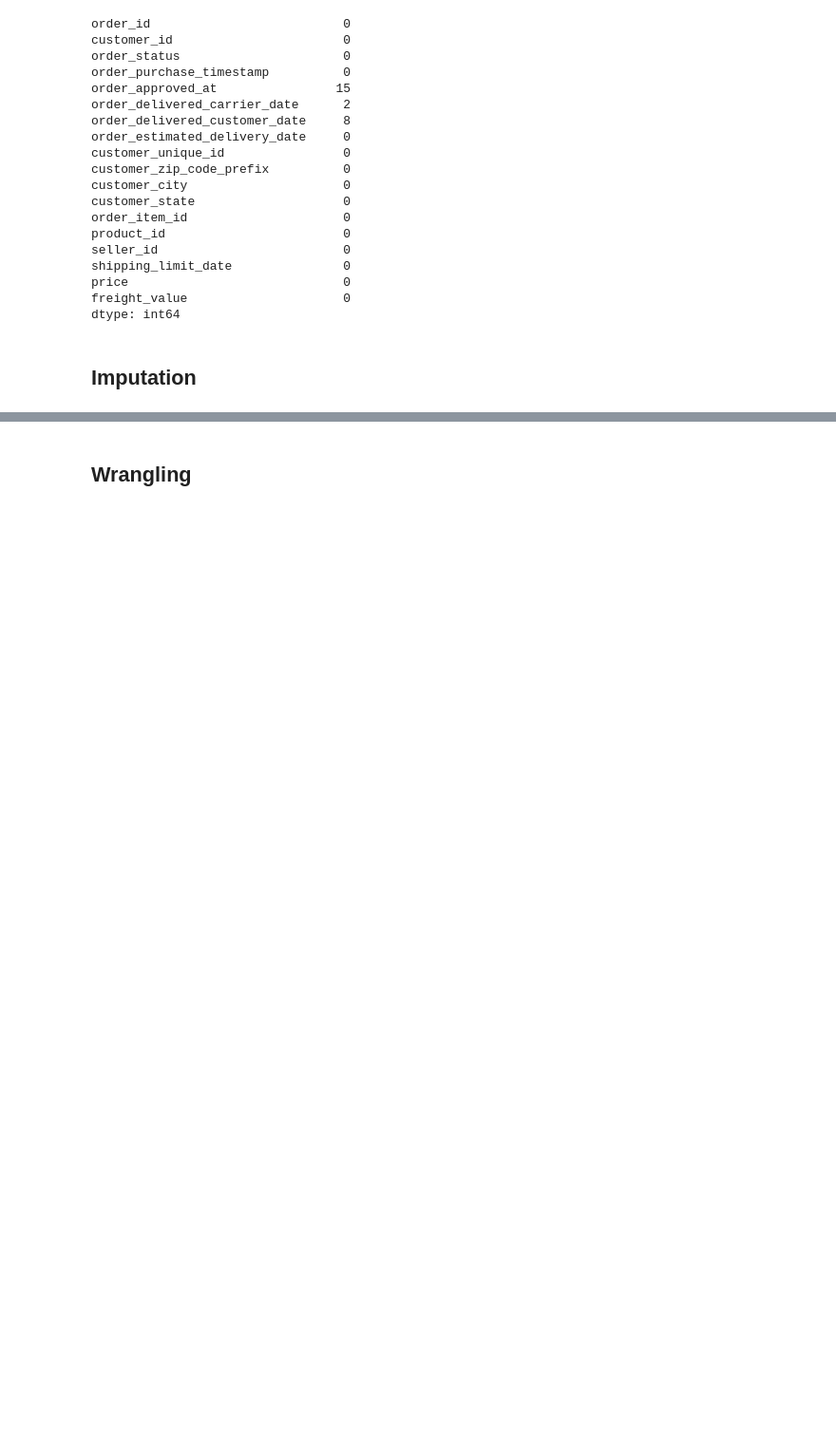
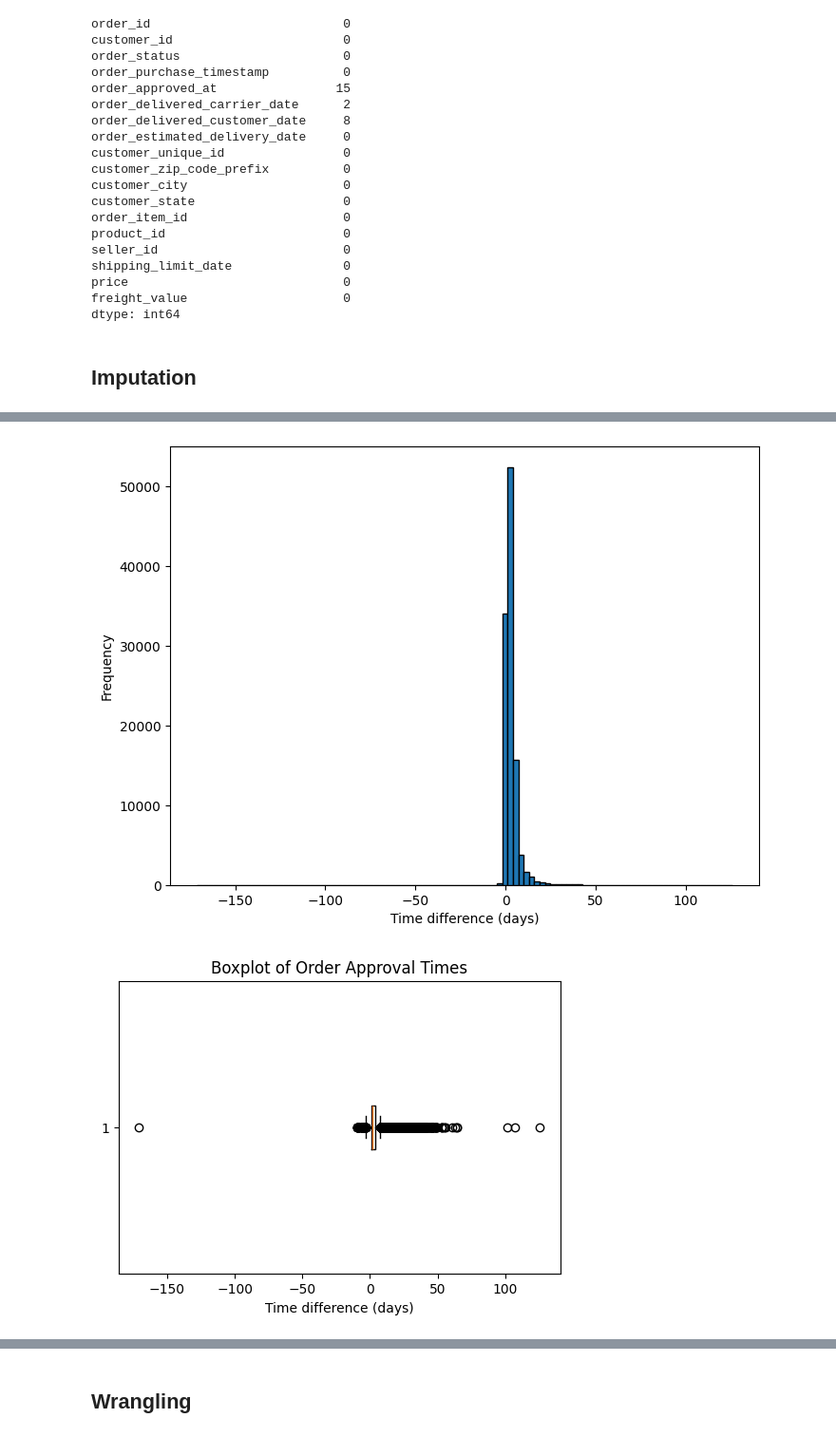
Before and after one commit to AnanyaKishore/da2402-project-ecom-analysis, a Jupyter notebook: data_analysis.ipynb, the cells around one changed output, grey strips where cells are left out. Shown at 95% size. Cells and saved outputs as stored; diff of their text form; code cells hidden in the pictures; blank space fills up the shorter version.

```diff
--- a/data_analysis.ipynb
+++ b/data_analysis.ipynb
@@ -680,0 +933,15 @@ df.to_csv("merged_info_after_drop.csv", index = False)
+# %%
+with_carrier_df["carr_app_diff"] = with_carrier_df["carr_app_diff"].dt.total_seconds() / 86400
+plt.figure(figsize = (8,6))
+plt.hist(with_carrier_df["carr_app_diff"], bins=100, edgecolor='k')
+plt.xlabel("Time difference (days)")
+plt.ylabel("Frequency")
+plt.show()
+plt.figure(figsize=(6,4))
+plt.boxplot(with_carrier_df["carr_app_diff"], vert=False)
+plt.xlabel("Time difference (days)")
+plt.title("Boxplot of Order Approval Times")
+plt.show()
+# %% [output]
+[figure, added]
+[figure, added]
```
Also changed, not shown: parts of 43 cells of this notebook.
